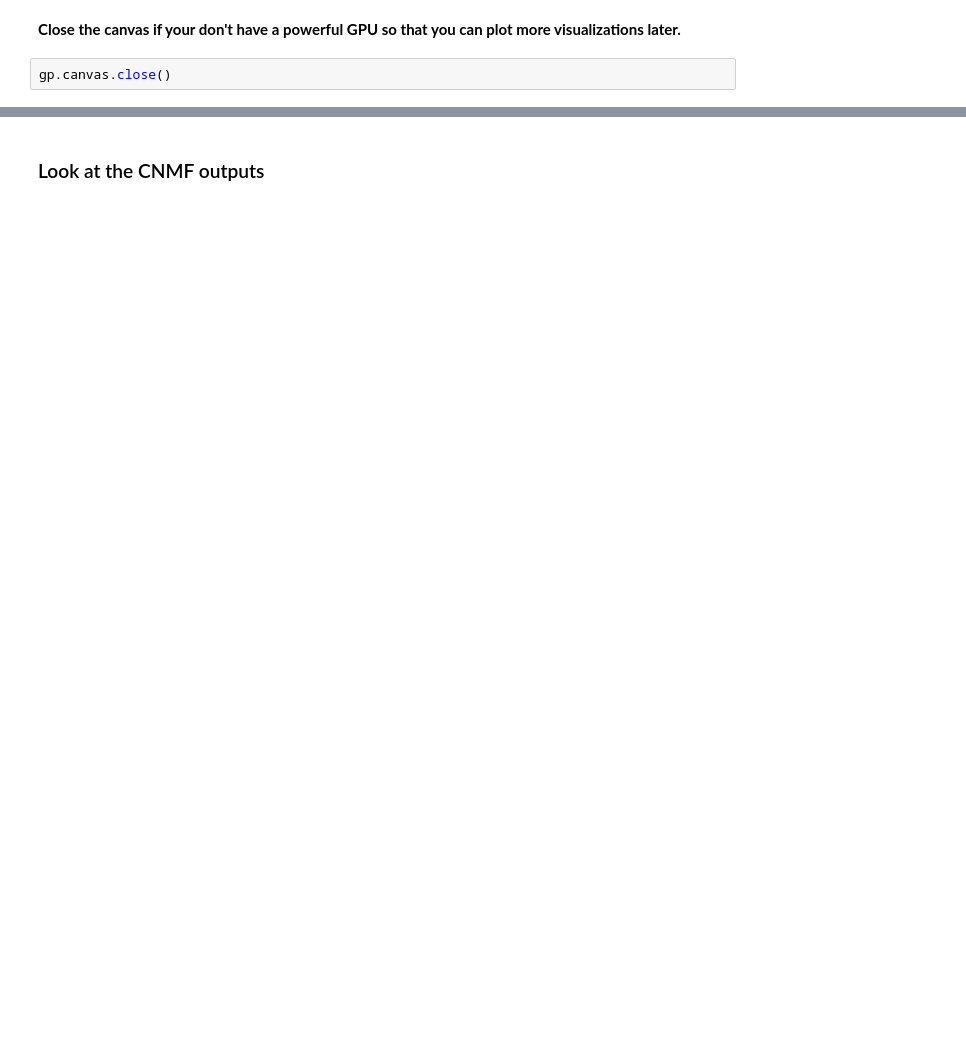
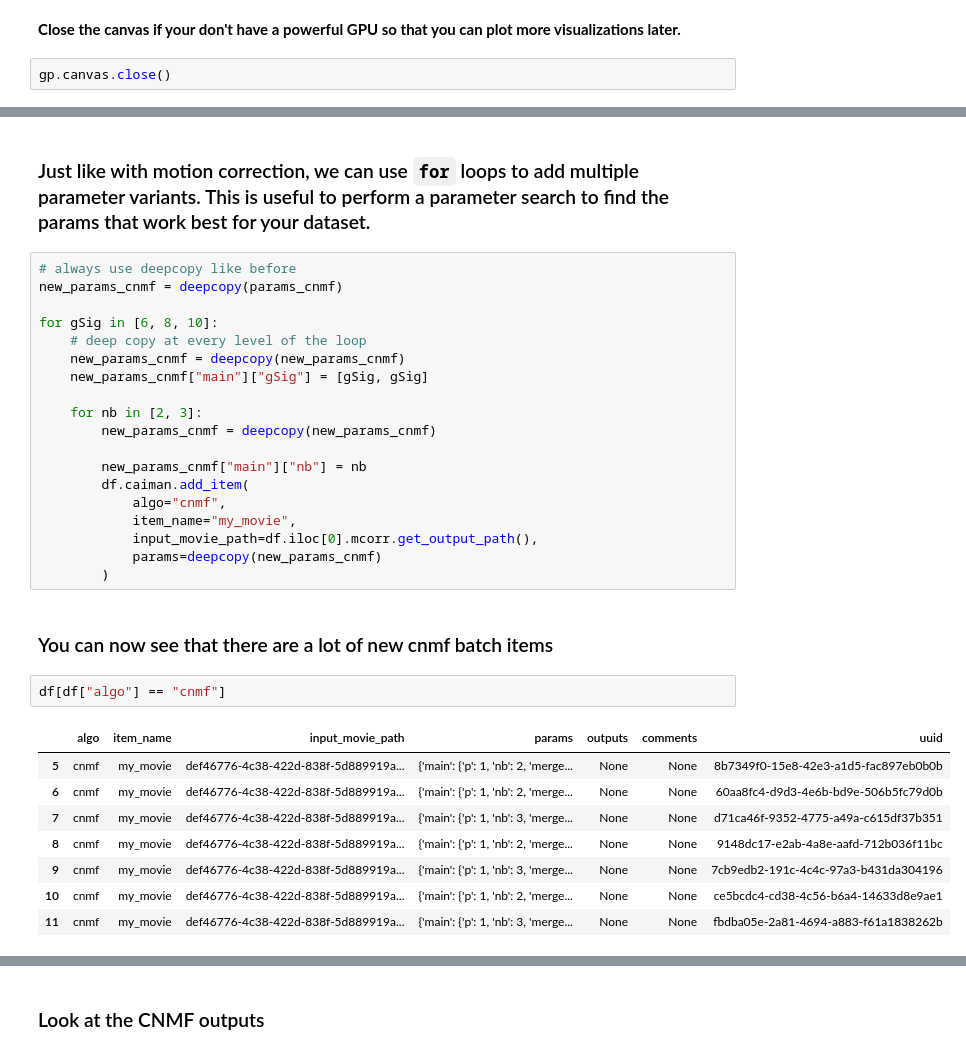
Before and after one commit to nel-lab/mesmerize-core, a Jupyter notebook: notebooks/mcorr_cnmf.ipynb, the cells around one changed output, grey strips where cells are left out. Saved outputs shown, nothing was run; the diff lists cells and outputs as text; blank space fills up the shorter version.

```diff
--- a/notebooks/mcorr_cnmf.ipynb
+++ b/notebooks/mcorr_cnmf.ipynb
@@ -273,0 +381,34 @@ USING MODEL:/home/kushalk/caiman_data/model/cnn_model.json
+# %% [markdown]
+### Just like with motion correction, we can use `for` loops to add multiple parameter variants. This is useful to perform a parameter search to find the params that work best for your dataset.
+# %%
+# always use deepcopy like before
+new_params_cnmf = deepcopy(params_cnmf)
+
+for gSig in [6, 8, 10]:
+    # deep copy at every level of the loop
+    new_params_cnmf = deepcopy(new_params_cnmf)
+    new_params_cnmf["main"]["gSig"] = [gSig, gSig]
+
+    for nb in [2, 3]:
+        new_params_cnmf = deepcopy(new_params_cnmf)
+
+        new_params_cnmf["main"]["nb"] = nb
+        df.caiman.add_item(
+            algo="cnmf",
+            item_name="my_movie",
+            input_movie_path=df.iloc[0].mcorr.get_output_path(),
+            params=deepcopy(new_params_cnmf)
+        )
+# %% [markdown]
+### You can now see that there are a lot of new cnmf batch items
+# %%
+df[df["algo"] == "cnmf"]
+# %% [output]
+|  | algo | item_name | input_movie_path | params | outputs | comments | uuid |
+| 5 | cnmf | my_movie | def46776-4c38-422d-838f-5d889919a... | {'main': {'p': 1, 'nb': 2, 'merge... | None | None | 8b7349f0-15e8-42e3-a1d5-fac897eb0b0b |
+| 6 | cnmf | my_movie | def46776-4c38-422d-838f-5d889919a... | {'main': {'p': 1, 'nb': 2, 'merge... | None | None | 60aa8fc4-d9d3-4e6b-bd9e-506b5fc79d0b |
+| 7 | cnmf | my_movie | def46776-4c38-422d-838f-5d889919a... | {'main': {'p': 1, 'nb': 3, 'merge... | None | None | d71ca46f-9352-4775-a49a-c615df37b351 |
+| 8 | cnmf | my_movie | def46776-4c38-422d-838f-5d889919a... | {'main': {'p': 1, 'nb': 2, 'merge... | None | None | 9148dc17-e2ab-4a8e-aafd-712b036f11bc |
+| 9 | cnmf | my_movie | def46776-4c38-422d-838f-5d889919a... | {'main': {'p': 1, 'nb': 3, 'merge... | None | None | 7cb9edb2-191c-4c4c-97a3-b431da304196 |
+| 10 | cnmf | my_movie | def46776-4c38-422d-838f-5d889919a... | {'main': {'p': 1, 'nb': 2, 'merge... | None | None | ce5bcdc4-cd38-4c56-b6a4-14633d8e9ae1 |
+| 11 | cnmf | my_movie | def46776-4c38-422d-838f-5d889919a... | {'main': {'p': 1, 'nb': 3, 'merge... | None | None | fbdba05e-2a81-4694-a883-f61a1838262b |
```
Also changed, not shown: parts of 65 cells of this notebook.
